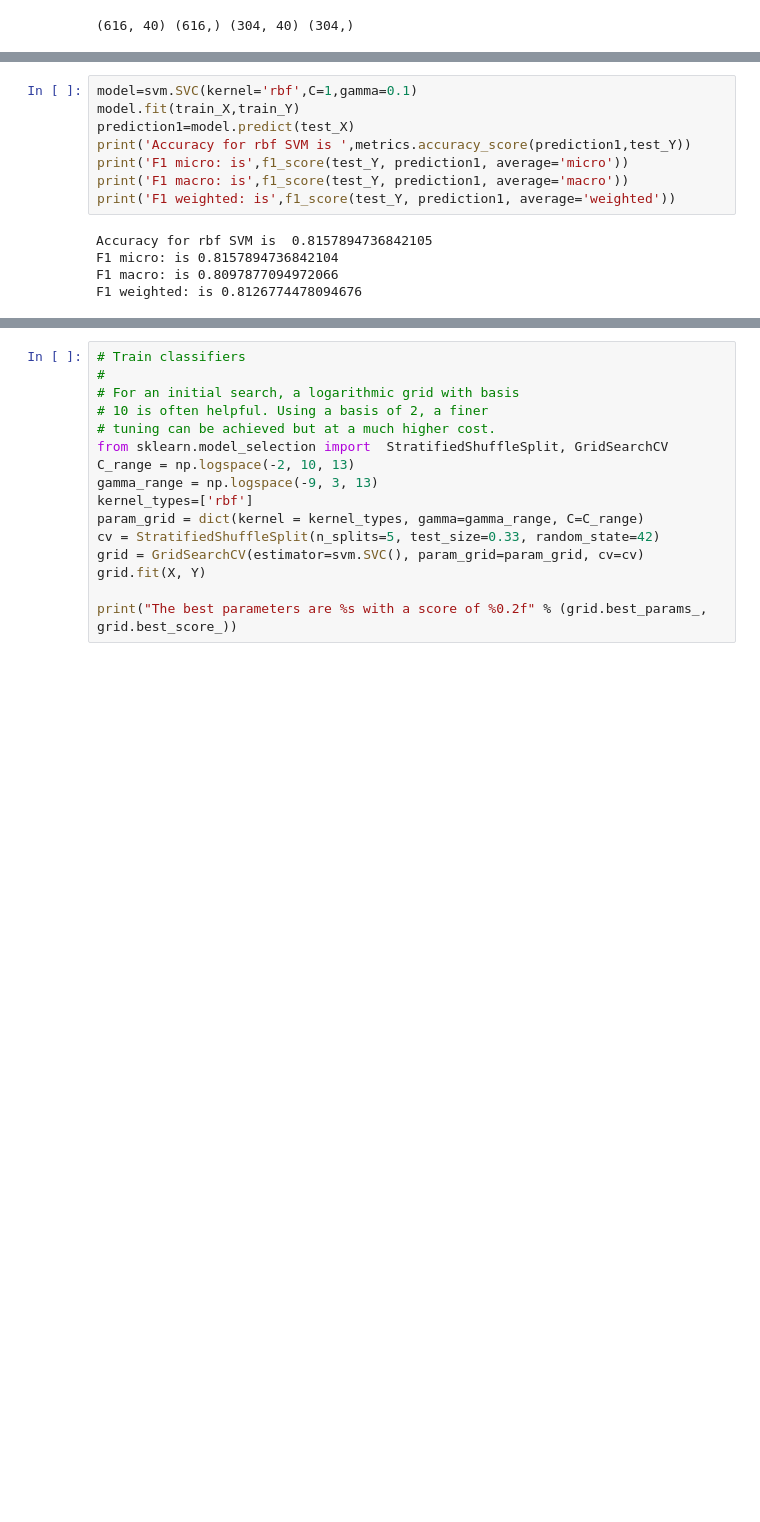
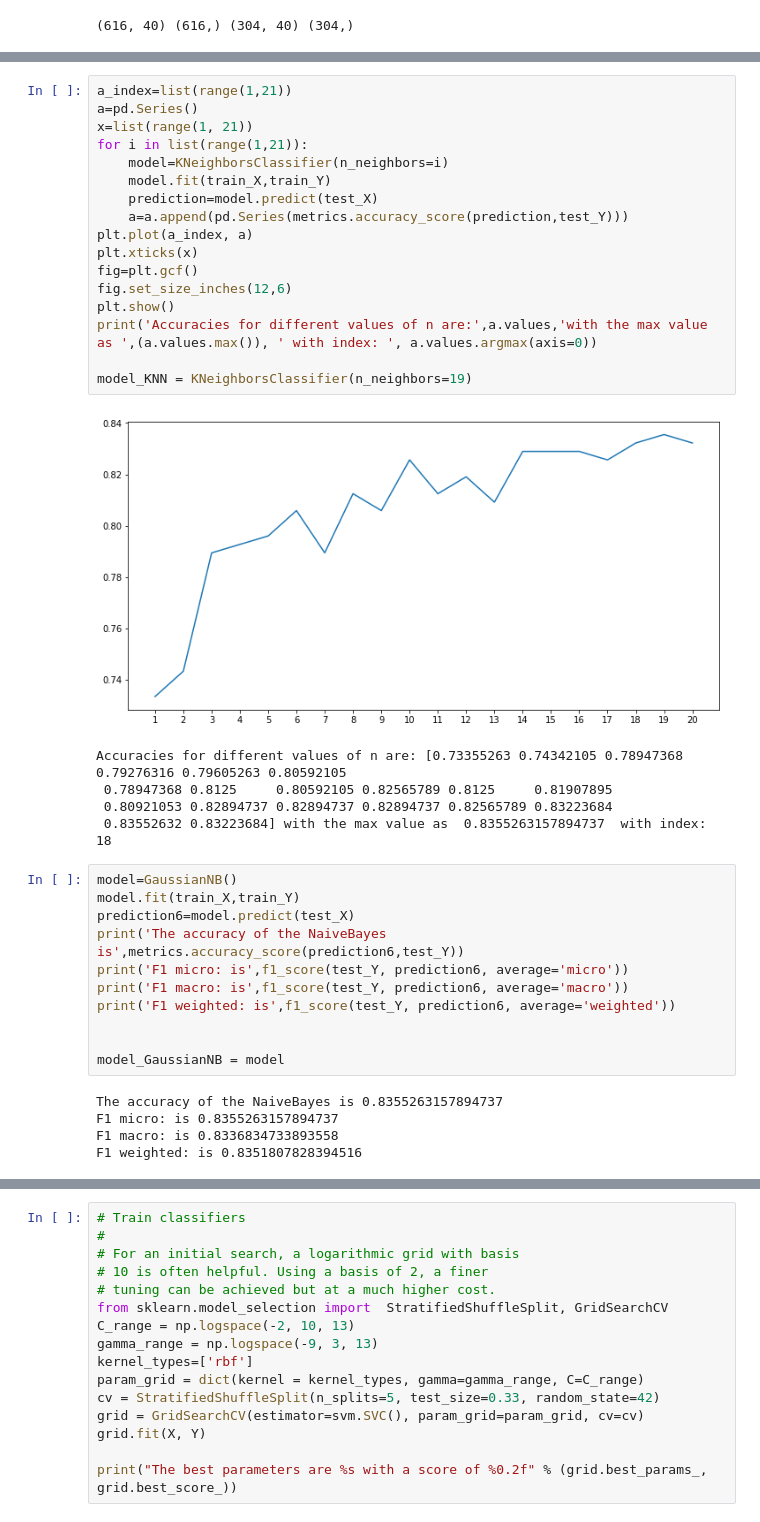
Before and after one commit to javierfs/MyMasterThesis, a Jupyter notebook: Test_python_structures.ipynb, the cells around one changed output, grey strips where cells are left out. Cells and saved outputs as stored; diff of their text form; blank space fills up the shorter version.

```diff
--- a/Test_python_structures.ipynb
+++ b/Test_python_structures.ipynb
@@ -74,14 +162,40 @@ F1 weighted: is 0.8338506149093664
+# %%
+a_index=list(range(1,21))
+a=pd.Series()
+x=list(range(1, 21))
+for i in list(range(1,21)):
+    model=KNeighborsClassifier(n_neighbors=i)
+    model.fit(train_X,train_Y)
+    prediction=model.predict(test_X)
+    a=a.append(pd.Series(metrics.accuracy_score(prediction,test_Y)))
+plt.plot(a_index, a)
+plt.xticks(x)
+fig=plt.gcf()
+fig.set_size_inches(12,6)
+plt.show()
+print('Accuracies for different values of n are:',a.values,'with the max value as ',(a.values.max()), ' with index: ', a.values.argmax(axis=0))
+
+model_KNN = KNeighborsClassifier(n_neighbors=19)
+# %% [output]
+[figure, added]
+Accuracies for different values of n are: [0.73355263 0.74342105 0.78947368 0.79276316 0.79605263 0.80592105
+ 0.78947368 0.8125     0.80592105 0.82565789 0.8125     0.81907895
+ 0.80921053 0.82894737 0.82894737 0.82894737 0.82565789 0.83223684
+ 0.83552632 0.83223684] with the max value as  0.8355263157894737  with index:  18
 # %%
-model=svm.SVC(kernel='rbf',C=1,gamma=0.1)
+model=GaussianNB()
 model.fit(train_X,train_Y)
-prediction1=model.predict(test_X)
-print('Accuracy for rbf SVM is ',metrics.accuracy_score(prediction1,test_Y))
-print('F1 micro: is',f1_score(test_Y, prediction1, average='micro'))
-print('F1 macro: is',f1_score(test_Y, prediction1, average='macro'))
-print('F1 weighted: is',f1_score(test_Y, prediction1, average='weighted'))
+prediction6=model.predict(test_X)
+print('The accuracy of the NaiveBayes is',metrics.accuracy_score(prediction6,test_Y))
+print('F1 micro: is',f1_score(test_Y, prediction6, average='micro'))
+print('F1 macro: is',f1_score(test_Y, prediction6, average='macro'))
+print('F1 weighted: is',f1_score(test_Y, prediction6, average='weighted'))
+
+
+model_GaussianNB = model
 # %% [output]
-Accuracy for rbf SVM is  0.8157894736842105
-F1 micro: is 0.8157894736842104
-F1 macro: is 0.8097877094972066
-F1 weighted: is 0.8126774478094676
+The accuracy of the NaiveBayes is 0.8355263157894737
+F1 micro: is 0.8355263157894737
+F1 macro: is 0.8336834733893558
+F1 weighted: is 0.8351807828394516
 # %%
```
Also changed, not shown: parts of 15 cells of this notebook.
